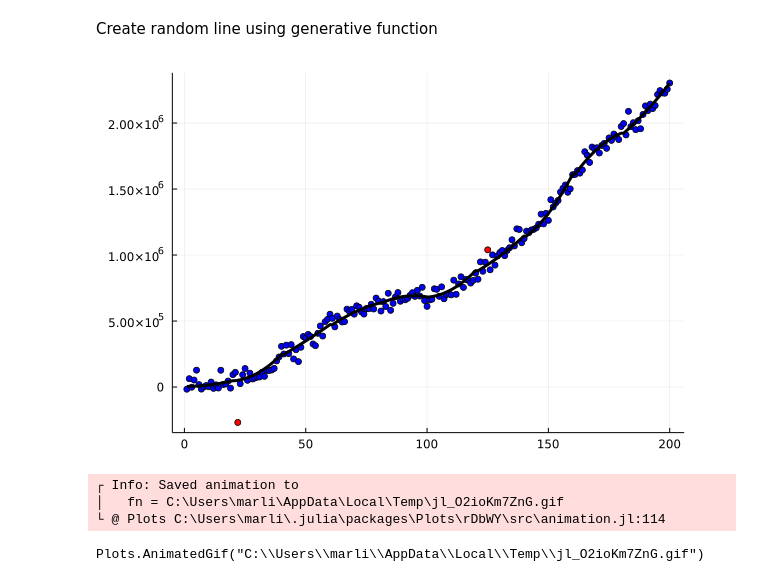
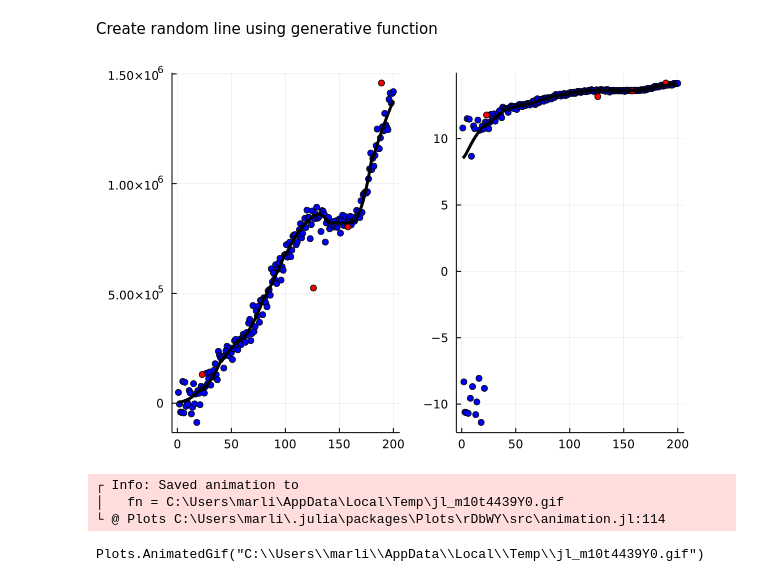
Before and after one commit to UW-Madison-DSI/PPL_OutlierPrediction, a Jupyter notebook: src/step05-quadratic-spline/QuadSplineSmooth.ipynb, the cells around one changed output. Saved outputs shown, nothing was run; the diff lists cells and outputs as text; code cells hidden in the pictures.

```diff
--- a/src/step05-quadratic-spline/QuadSplineSmooth.ipynb
+++ b/src/step05-quadratic-spline/QuadSplineSmooth.ipynb
@@ -124,11 +122,11 @@ serialize_trace (generic function with 1 method)
 Create random line using generative function
 # %%
 ts     = collect(range(1, stop=200, length=200))
-traces = Gen.simulate(regression_with_outliers, (ts,));
+traces = Gen.simulate(Quad_spline_with_outliers_smooth, (ts,));
 Plots.plot(visualize_trace(traces))
 #add confadence bands
 # %% [output]
-[figure, old version]
+[figure, new version]
 # %%
 observations = make_constraints(ys);
 # %%
@@ -161,18 +159,16 @@ function block_resimulation_update(tr)
     tr
 end;
 # %%
-t, = generate(regression_with_outliers, (xs,), observations)
+t, = generate(Quad_spline_with_outliers_smooth, (xs,), observations)
 Iter = 200
 viz = Plots.@animate for j in 1:Iter
     global t
     t = block_resimulation_update(t)
-    visualize_trace(t; title="Iteration $j/$Iter degree: $(round(t[(:OutlierDeg)])), var: $(round(t[(:OutlierVar)]))")
+    visualize_trace(t; title="Iteration $j/$Iter")
 end;
 gif(viz)
-#overlay loess to compare
-#
 # %% [output]
 ┌ Info: Saved animation to
-│   fn = C:\Users\marli\AppData\Local\Temp\jl_O2ioKm7ZnG.gif
+│   fn = C:\Users\marli\AppData\Local\Temp\jl_m10t4439Y0.gif
 └ @ Plots C:\Users\marli\.julia\packages\Plots\rDbWY\src\animation.jl:114
-Plots.AnimatedGif("C:\\Users\\marli\\AppData\\Local\\Temp\\jl_O2ioKm7ZnG.gif")
+Plots.AnimatedGif("C:\\Users\\marli\\AppData\\Local\\Temp\\jl_m10t4439Y0.gif")
```
Also changed, not shown: parts of 2 cells of this notebook, 4 other files.
